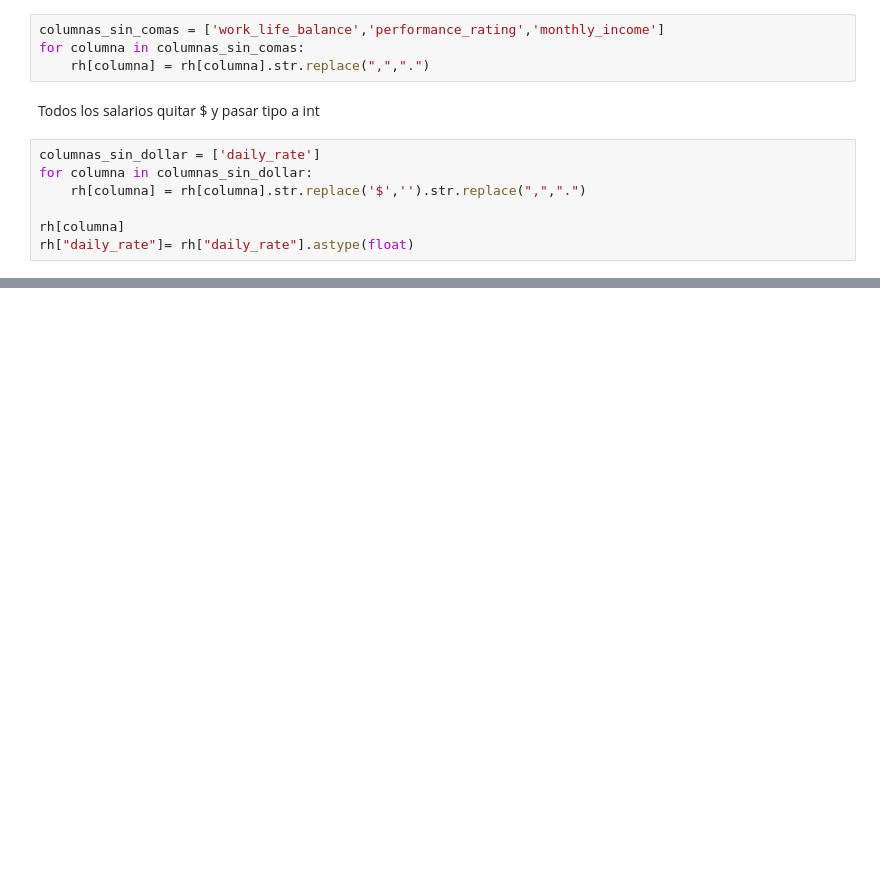
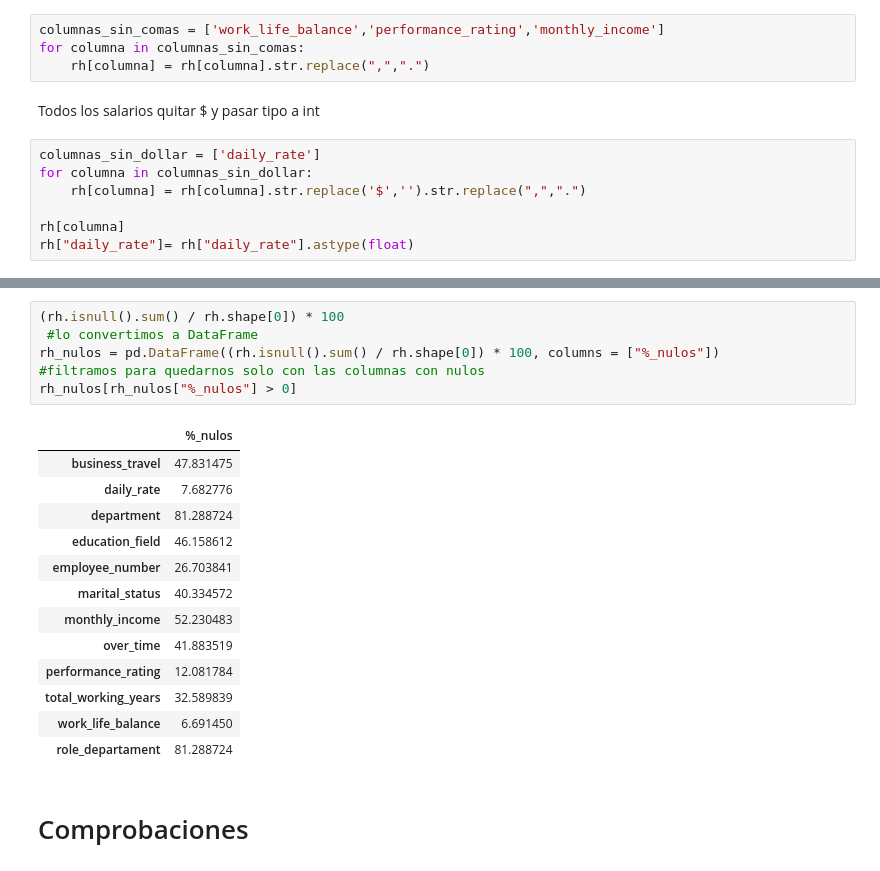
Before and after one commit to Adalab/proyecto-da-promo-Farzana-modulo3-team3-, a Jupyter notebook: Limpieza.ipynb, the cells around one changed output, grey strips where cells are left out. Cells and saved outputs as stored; diff of their text form; blank space fills up the shorter version.

```diff
--- a/Limpieza.ipynb
+++ b/Limpieza.ipynb
@@ -207,3 +224,25 @@ for columna in lista_columnas:
+# %%
+(rh.isnull().sum() / rh.shape[0]) * 100
+ #lo convertimos a DataFrame
+rh_nulos = pd.DataFrame((rh.isnull().sum() / rh.shape[0]) * 100, columns = ["%_nulos"])
+#filtramos para quedarnos solo con las columnas con nulos
+rh_nulos[rh_nulos["%_nulos"] > 0]
+# %% [output]
+|  | %_nulos |
+| business_travel | 47.831475 |
+| daily_rate | 7.682776 |
+| department | 81.288724 |
+| education_field | 46.158612 |
+| employee_number | 26.703841 |
+| marital_status | 40.334572 |
+| monthly_income | 52.230483 |
+| over_time | 41.883519 |
+| performance_rating | 12.081784 |
+| total_working_years | 32.589839 |
+| work_life_balance | 6.691450 |
+| role_departament | 81.288724 |
+# %% [markdown]
+# Comprobaciones
 # %%
 rh.dtypes
 # %% [output]
```
Also changed, not shown: parts of 11 cells of this notebook.
